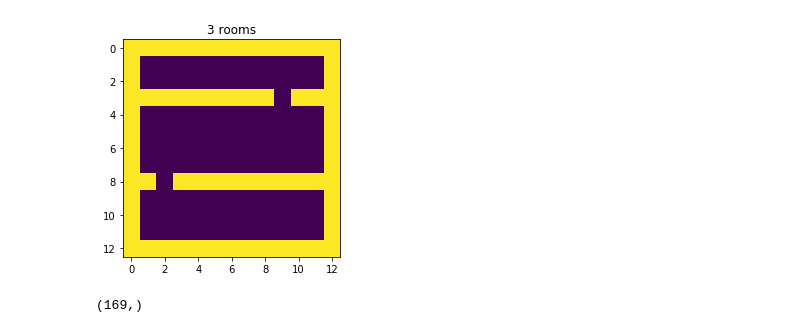
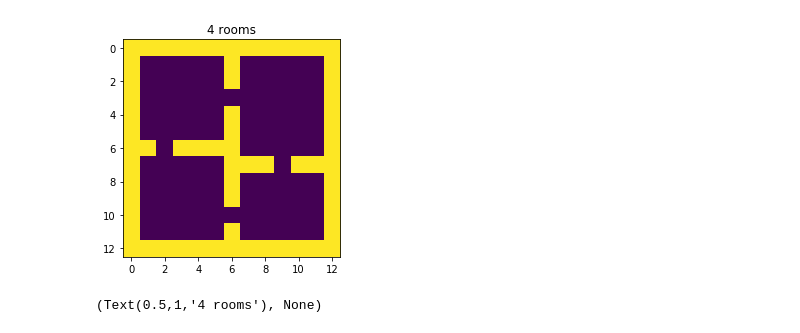
Before and after one commit to psurya1994/successor-feature-representations, a Jupyter notebook: notebooks/13-visualize-envs.ipynb, the cells around one changed output. Saved outputs shown, nothing was run; the diff lists cells and outputs as text; code cells hidden in the pictures.

```diff
--- a/notebooks/13-visualize-envs.ipynb
+++ b/notebooks/13-visualize-envs.ipynb
@@ -4,10 +4,9 @@ import matplotlib.pyplot as plt
 sys.path.append('../')
 # %%
 from deep_rl.component.fourrooms import *
-env = FourRoomsMatrix(goal=0, layout='3roomsh')
+env = FourRoomsMatrix(goal=0, layout='4rooms')
 env.reset()
-plt.imshow(env.render(show_goal=False, show_agent=False)); plt.title('3 rooms'), plt.show()
-env.reset().shape
+plt.imshow(env.render(show_goal=False, show_agent=False)); plt.title('4 rooms'), plt.show()
 # %% [output]
-[figure, old version]
+[figure, new version]
-(169,)
+(Text(0.5,1,'4 rooms'), None)
```
Also changed, not shown: 5 other files.
